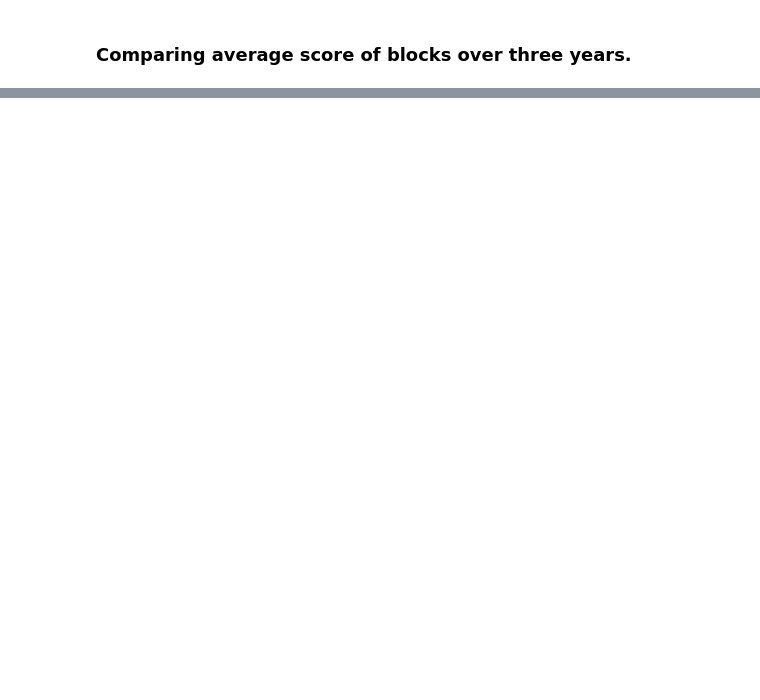
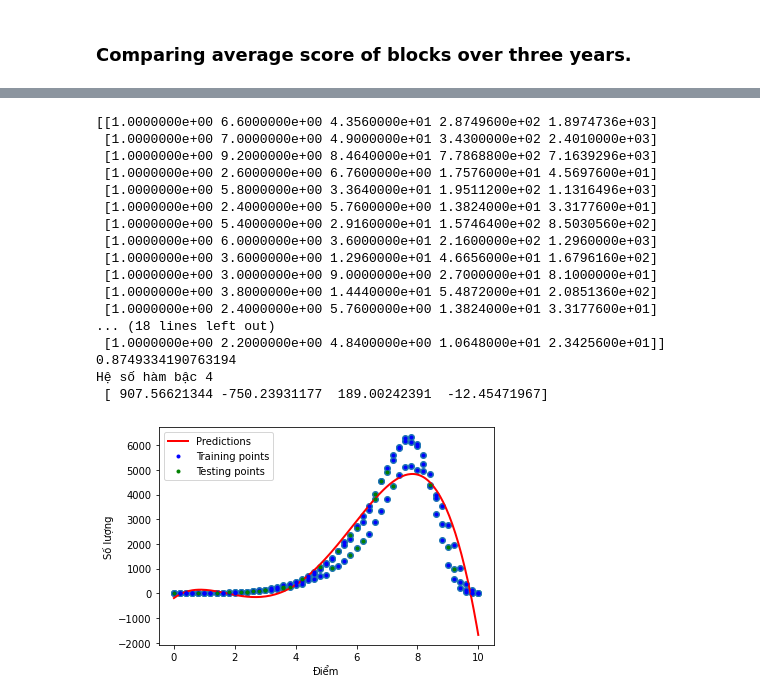
Before and after one commit to QuocBao02/Python-for-Data-Science---Final-Project, a Jupyter notebook: Report_in_Colab.ipynb, the cells around one changed output, grey strips where cells are left out. Saved outputs shown, nothing was run; the diff lists cells and outputs as text; code cells hidden in the pictures; blank space fills up the shorter version.

```diff
--- a/Report_in_Colab.ipynb
+++ b/Report_in_Colab.ipynb
@@ -841,35 +663,54 @@ def Predict_Subject(dataframe1, dataframe2, dataframe3, subject):
     X = x1 + x2 + x3
     Y = y1 + y2 + y3
 
     x_train, x_test,y_train, y_test = train_test_split(X, Y, test_size = 0.2, random_state = 42)
     plt.scatter(X, Y)
 
     poly = PolynomialFeatures(degree = 4, include_bias = True)
     x_train_trans = poly.fit_transform(np.array(x_train).reshape(-1, 1))
     x_test_trans = poly.fit_transform(np.array(x_test).reshape(-1, 1))
 
     print(x_test_trans)
     lr = LinearRegression()
     lr.intercept_ = 0
     lr.fit(x_train_trans, y_train)
     y_pred = lr.predict(x_test_trans)
 
     print(r2_score(y_test, y_pred))
     print("Hệ số hàm bậc 4 \n {}".format(lr.coef_[1:]))
 
     X_new = np.linspace(0, 10, 200).reshape(200, 1)
     X_new_poly = poly.transform(X_new)
     y_new = lr.predict(X_new_poly)
     plt.plot(X_new, y_new, "r-", linewidth=2, label="Predictions")
     plt.plot(x_train, y_train, "b.",label='Training points')
     plt.plot(x_test, y_test, "g.",label='Testing points')
-    plt.xlabel("X")
-    plt.ylabel("y")
+    plt.xlabel("Điểm")
+    plt.ylabel("Số lượng")
     plt.legend()
     plt.show()
     return lr
 
 Ln = Predict_Subject(dataframe2020, dataframe2021, dataframe2022, "Toán")
+# %% [output]
+[[1.0000000e+00 6.6000000e+00 4.3560000e+01 2.8749600e+02 1.8974736e+03]
+ [1.0000000e+00 7.0000000e+00 4.9000000e+01 3.4300000e+02 2.4010000e+03]
+ [1.0000000e+00 9.2000000e+00 8.4640000e+01 7.7868800e+02 7.1639296e+03]
+ [1.0000000e+00 2.6000000e+00 6.7600000e+00 1.7576000e+01 4.5697600e+01]
+ [1.0000000e+00 5.8000000e+00 3.3640000e+01 1.9511200e+02 1.1316496e+03]
+ [1.0000000e+00 2.4000000e+00 5.7600000e+00 1.3824000e+01 3.3177600e+01]
+ [1.0000000e+00 5.4000000e+00 2.9160000e+01 1.5746400e+02 8.5030560e+02]
+ [1.0000000e+00 6.0000000e+00 3.6000000e+01 2.1600000e+02 1.2960000e+03]
+ [1.0000000e+00 3.6000000e+00 1.2960000e+01 4.6656000e+01 1.6796160e+02]
+ [1.0000000e+00 3.0000000e+00 9.0000000e+00 2.7000000e+01 8.1000000e+01]
+ [1.0000000e+00 3.8000000e+00 1.4440000e+01 5.4872000e+01 2.0851360e+02]
+ [1.0000000e+00 2.4000000e+00 5.7600000e+00 1.3824000e+01 3.3177600e+01]
+... (18 lines left out)
+ [1.0000000e+00 2.2000000e+00 4.8400000e+00 1.0648000e+01 2.3425600e+01]]
+0.8749334190763194
+Hệ số hàm bậc 4
+ [ 907.56621344 -750.23931177  189.00242391  -12.45471967]
+[figure, added]
 # %%
 x = dataframe2022[dataframe2022["Toán"] >= 0]
 X = [score for score in GetX_Y(dataframe2022, "Toán").keys()]
```
Also changed, not shown: parts of 66 cells of this notebook, 2 other files.
